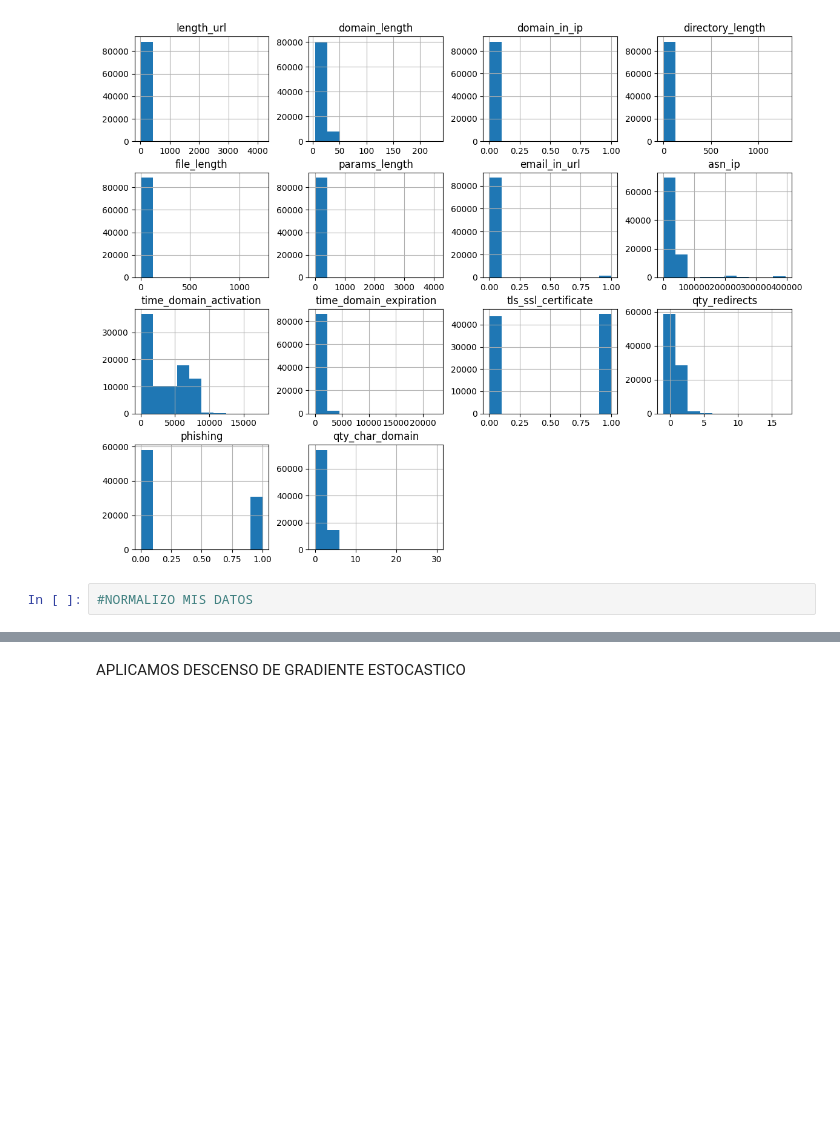
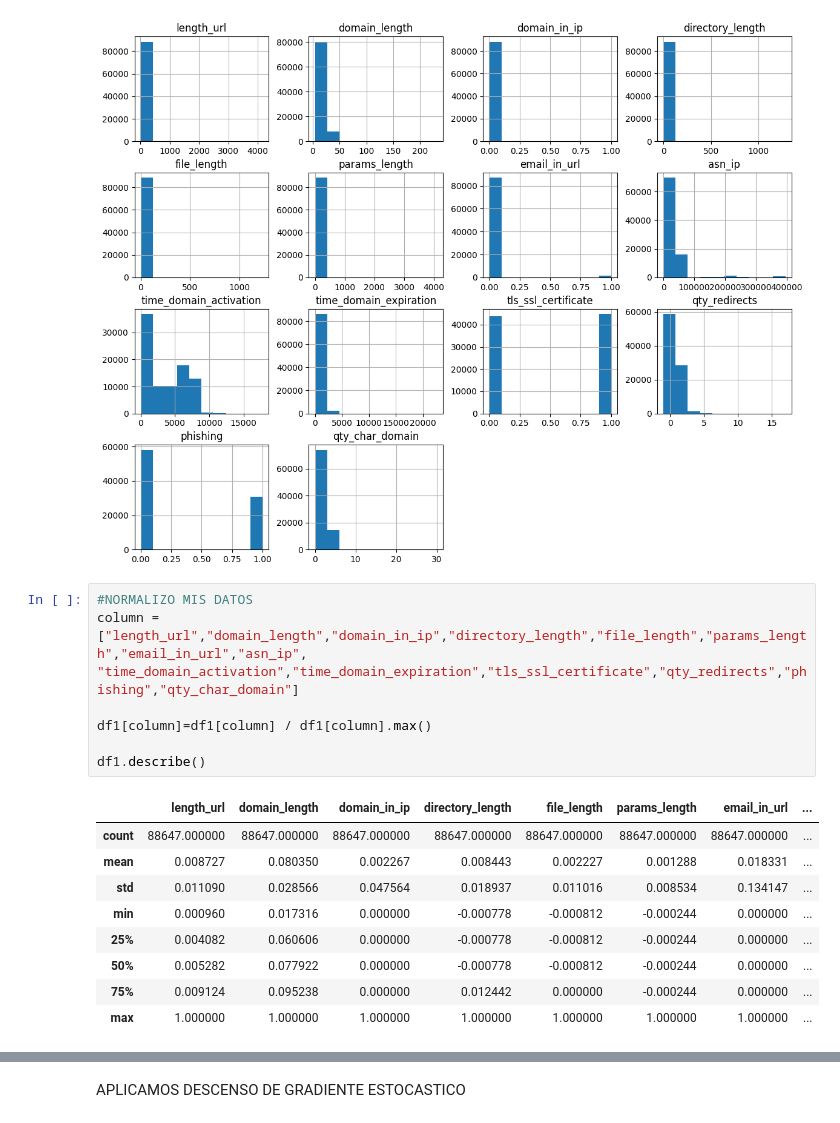
Before and after one commit to Dantetripodi/TP-MATE3-TRIPODI, a Jupyter notebook: TpMate 3.ipynb, the cells around one changed output, grey strips where cells are left out. Saved outputs shown, nothing was run; the diff lists cells and outputs as text; blank space fills up the shorter version.

```diff
--- a/TpMate 3.ipynb
+++ b/TpMate 3.ipynb
@@ -168,6 +168,21 @@ array([[<Axes: title={'center': 'length_url'}>,
         <Axes: title={'center': 'qty_char_domain'}>, <Axes: >, <Axes: >]],
       dtype=object)
 [figure]
-# %%
-#NORMALIZO MIS DATOS
+# %%
+#NORMALIZO MIS DATOS
+column = ["length_url","domain_length","domain_in_ip","directory_length","file_length","params_length","email_in_url","asn_ip",	"time_domain_activation","time_domain_expiration","tls_ssl_certificate","qty_redirects","phishing","qty_char_domain"]
+
+df1[column]=df1[column] / df1[column].max()
+
+df1.describe()
+# %% [output]
+|  | length_url | domain_length | domain_in_ip | directory_length | file_length | params_length | email_in_url | ... |
+| count | 88647.000000 | 88647.000000 | 88647.000000 | 88647.000000 | 88647.000000 | 88647.000000 | 88647.000000 | ... |
+| mean | 0.008727 | 0.080350 | 0.002267 | 0.008443 | 0.002227 | 0.001288 | 0.018331 | ... |
+| std | 0.011090 | 0.028566 | 0.047564 | 0.018937 | 0.011016 | 0.008534 | 0.134147 | ... |
+| min | 0.000960 | 0.017316 | 0.000000 | -0.000778 | -0.000812 | -0.000244 | 0.000000 | ... |
+| 25% | 0.004082 | 0.060606 | 0.000000 | -0.000778 | -0.000812 | -0.000244 | 0.000000 | ... |
+| 50% | 0.005282 | 0.077922 | 0.000000 | -0.000778 | -0.000812 | -0.000244 | 0.000000 | ... |
+| 75% | 0.009124 | 0.095238 | 0.000000 | 0.012442 | 0.000000 | -0.000244 | 0.000000 | ... |
+| max | 1.000000 | 1.000000 | 1.000000 | 1.000000 | 1.000000 | 1.000000 | 1.000000 | ... |
 # %%
```
Also changed, not shown: parts of 8 cells of this notebook.
